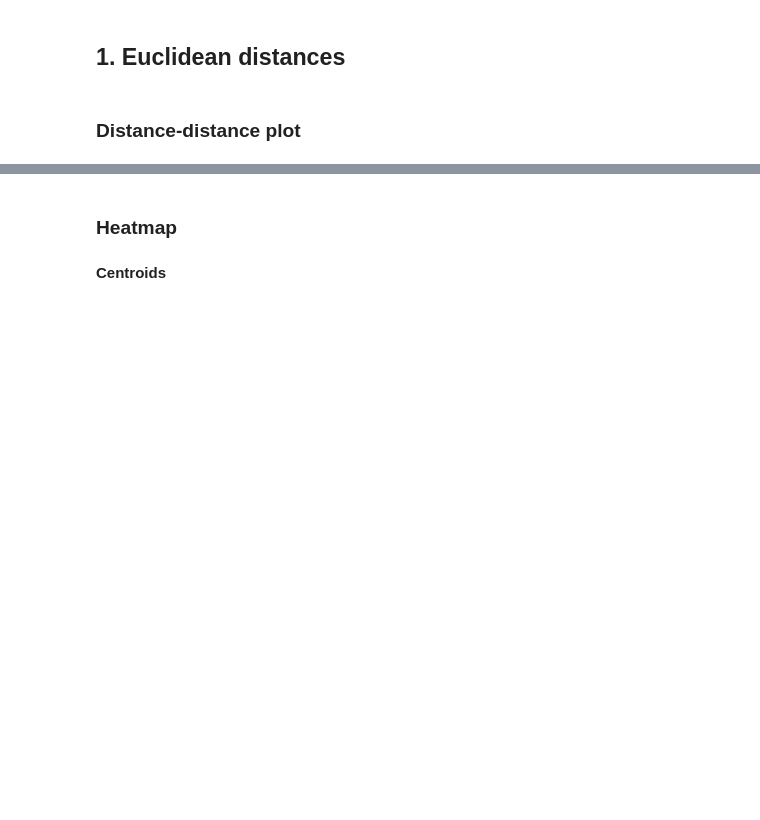
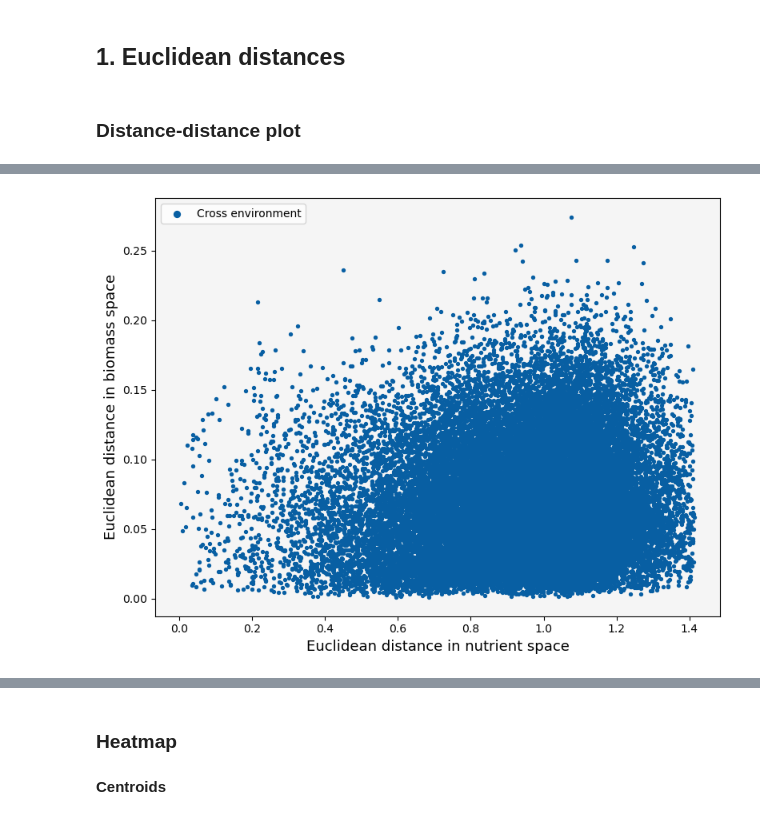
Before and after one commit to celasa/biomass_thesis, a Jupyter notebook: notebooks/03_mapping.ipynb, the cells around one changed output, grey strips where cells are left out. Saved outputs shown, nothing was run; the diff lists cells and outputs as text; code cells hidden in the pictures; blank space fills up the shorter version.

```diff
--- a/notebooks/03_mapping.ipynb
+++ b/notebooks/03_mapping.ipynb
@@ -124,0 +126,15 @@ plt.show()
+# %%
+fig, ax = plt.subplots(figsize=(8, 6))
+ax.scatter(dx[~same], dy[~same], s=8, alpha=1.0, label="Cross environment", color=color_map(0.9))
+# ax.scatter(dx[same],  dy[same],  s=8, alpha=0.7, label="Same environment", color=color_map(0.5))
+# ax.scatter(dx[same],  dy[same],  s=8, alpha=0.7, label="Same environment", color='orange')
+# ax.scatter(dx[same],  dy[same],  s=8, alpha=0.3, label="Same environment", color='red')
+ax.legend(markerscale=2)
+ax.set_ylabel("Euclidean distance in biomass space", fontsize=13)
+ax.set_xlabel("Euclidean distance in nutrient space", fontsize=13)
+# ax.set_title("Pairwise distances in biomass vs nutrient Space", fontsize=17)
+ax.set_facecolor('whitesmoke')
+plt.tight_layout()
+plt.show()
+# %% [output]
+[figure, added]
```
Also changed, not shown: parts of 11 cells of this notebook, 6 other files.
